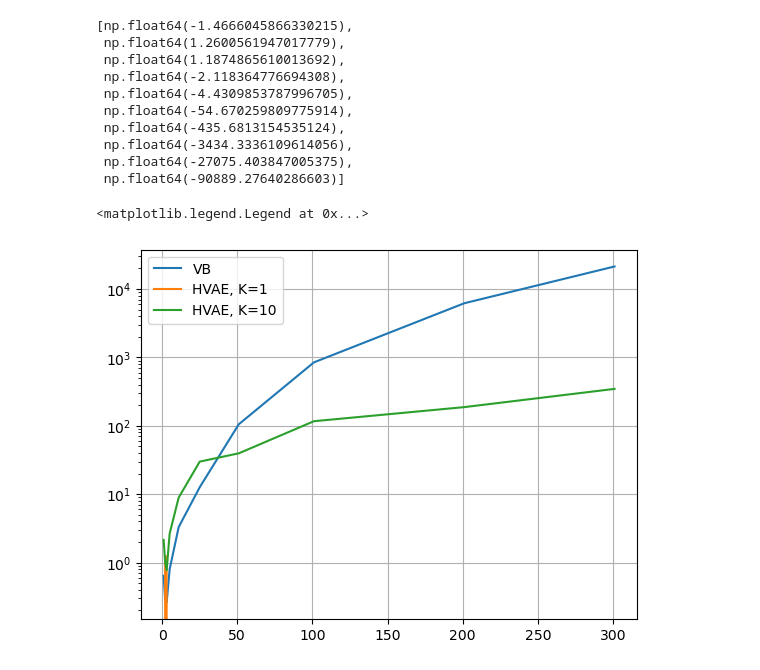
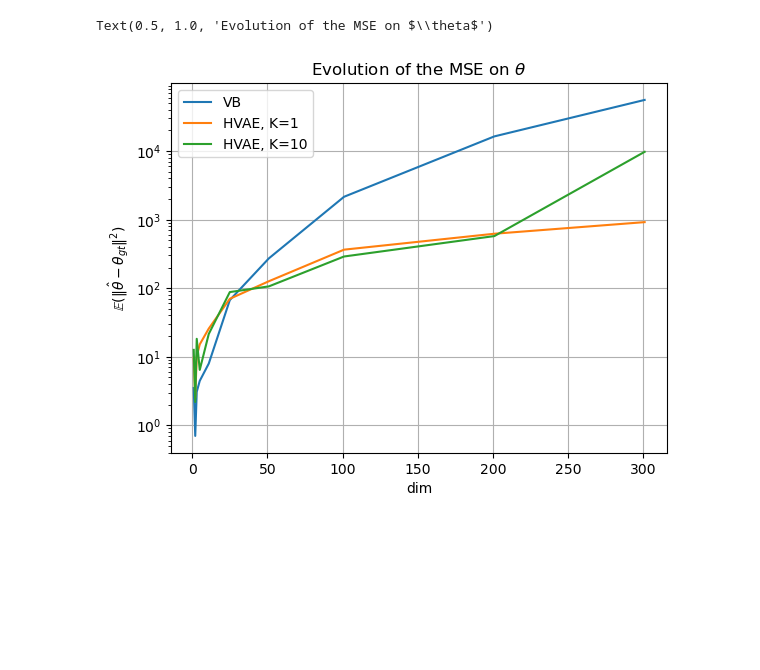
Before and after one commit to abelmaxv/projet-CompStat, a Jupyter notebook: experiments/gaussian/plots.ipynb, the cells around one changed output. Cells and saved outputs as stored; diff of their text form; code cells hidden in the pictures; blank space fills up the shorter version.

Commit message:
plots for Delta and Sigma

```diff
--- a/experiments/gaussian/plots.ipynb
+++ b/experiments/gaussian/plots.ipynb
@@ -33,36 +13,35 @@ results["HVAE1"]
+# %%
+def compute_mse(model_key, param_key):
+    gt = Delta_gt if param_key == "Delta" else sigma_gt
+    return [
+        np.mean(np.sum((np.array(results[model_key][str(d)][param_key]) - np.array(gt[i]))**2))
+        for i, d in enumerate(dimensions)
+    ]
 # %%
-Delta_errors_VB = [np.sum((np.array(results["VB"][str(dimensions[i])]["Delta"])-np.array(Delta_gt[i]))**2) for i in range(len(dimensions))]
-Delta_errors_HVAE1 = [np.sum((np.array(results["HVAE1"][str(dimensions[i])]["Delta"]))-np.array(Delta_gt[i])**2) for i in range(len(dimensions))]
-Delta_errors_HVAE10 = [np.sum((np.array(results["HVAE1"][str(dimensions[i])]["Delta"])-np.array(Delta_gt[i]))**2) for i in range(len(dimensions))]
+Delta_errors_VB = compute_mse("VB", "Delta")
+Delta_errors_HVAE1 = compute_mse("HVAE1", "Delta")
+Delta_errors_HVAE10 = compute_mse("HVAE10", "Delta")
 
-sigma_errors_VB = [np.sum((np.array(results["VB"][str(dimensions[i])]["sigma"])-np.array(sigma_gt[i]))**2) for i in range(len(dimensions))]
-sigma_errors_HVAE1 = [np.sum((np.array(results["HVAE1"][str(dimensions[i])]["sigma"])-np.array(sigma_gt[i]))**2) for i in range(len(dimensions))]
-sigma_errors_HVAE10 = [np.sum((np.array(results["HVAE1"][str(dimensions[i])]["sigma"])-np.array(sigma_gt[i]))**2) for i in range(len(dimensions))]
+sigma_errors_VB = compute_mse("VB", "sigma")
+sigma_errors_HVAE1 = compute_mse("HVAE1", "sigma")
+sigma_errors_HVAE10 = compute_mse("HVAE10", "sigma")
+
+
 
 theta_errors_VB = [Delta_errors_VB[i] + sigma_errors_VB[i] for i in range(len(dimensions))]
 theta_errors_HVAE1 = [Delta_errors_HVAE1[i] + sigma_errors_HVAE1[i] for i in range(len(dimensions))]
 theta_errors_HVAE10 = [Delta_errors_HVAE10[i] + sigma_errors_HVAE10[i] for i in range(len(dimensions))]
-# %%
-theta_errors_HVAE1
-# %% [output]
-[np.float64(-1.4666045866330215),
- np.float64(1.2600561947017779),
- np.float64(1.1874865610013692),
- np.float64(-2.118364776694308),
- np.float64(-4.4309853787996705),
- np.float64(-54.670259809775914),
- np.float64(-435.6813154535124),
- np.float64(-3434.3336109614056),
- np.float64(-27075.403847005375),
- np.float64(-90889.27640286603)]
 # %%
 fig, ax = plt.subplots()
 ax.plot(dimensions, theta_errors_VB, label = "VB")
 ax.plot(dimensions, theta_errors_HVAE1, label = "HVAE, K=1")
 ax.plot(dimensions, theta_errors_HVAE10, label = "HVAE, K=10")
 ax.set_yscale("log")
 ax.grid()
 ax.legend()
+ax.set_xlabel("dim")
+ax.set_ylabel(r"$\mathbb{E}(\|\hat{\theta} - \theta_{gt}\|^2)$")
+ax.set_title(r"Evolution of the MSE on $\theta$")
 # %% [output]
-<matplotlib.legend.Legend at 0x...>
+Text(0.5, 1.0, 'Evolution of the MSE on $\\theta$')
-[figure, old version]
+[figure, new version]
```
Also changed, not shown: parts of 3 cells of this notebook.
